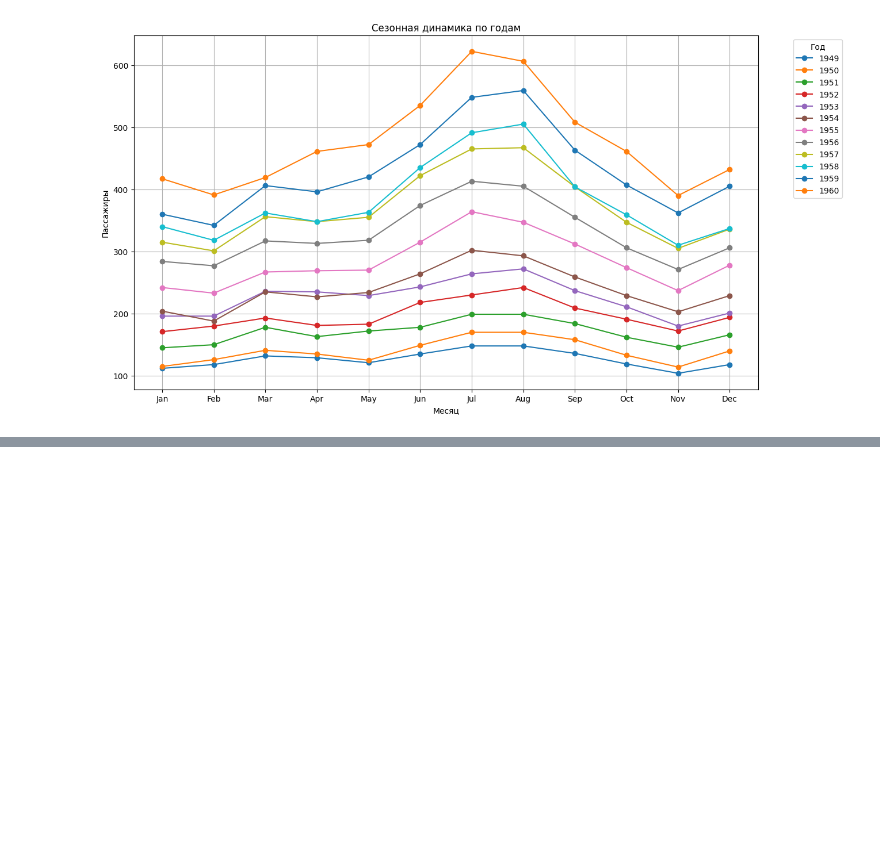
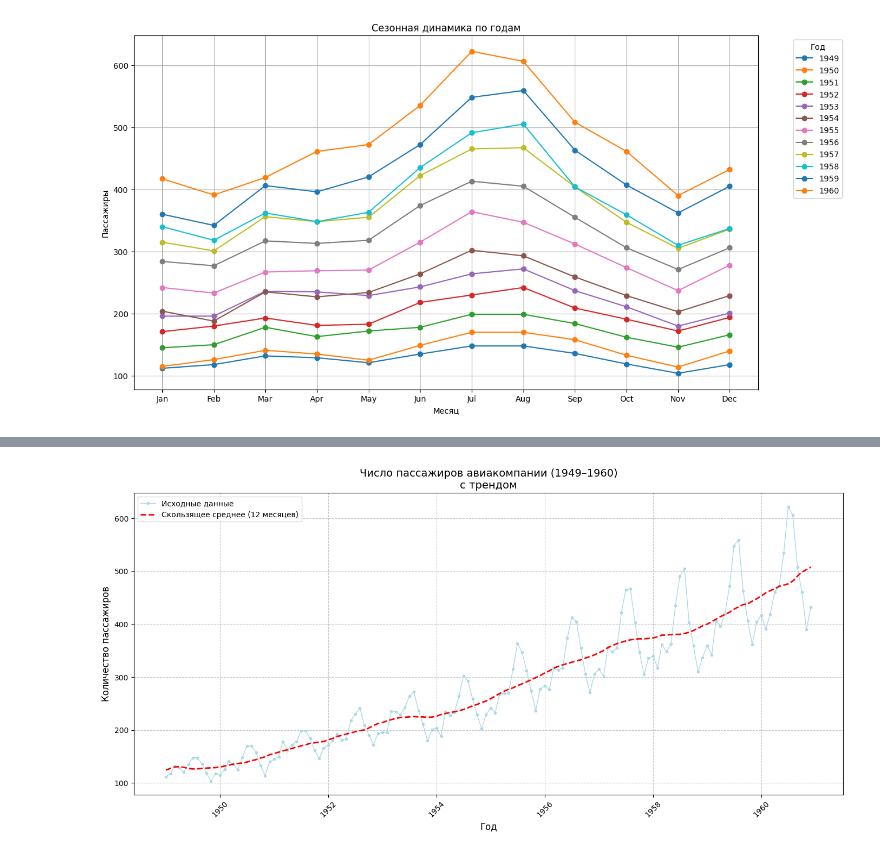
Before and after one commit to dzhamaldinov-maksim/my_data_analyst_road, a Jupyter notebook: in_work/air_passangers_data/air_pass_season_trend.ipynb, the cells around one changed output, grey strips where cells are left out. Cells and saved outputs as stored; diff of their text form; code cells hidden in the pictures; blank space fills up the shorter version.

Commit message:
air_passenger_season_trend

```diff
--- a/in_work/air_passangers_data/air_pass.ipynb
+++ b/in_work/air_passangers_data/air_pass_season_trend.ipynb
@@ -100,0 +125,37 @@ plt.show() # отобразить график
+# %%
+import matplotlib.pyplot as plt
+
+# Добавление колонки со скользящим средним за 12 месяцев
+df['SMA_12'] = df['Passengers'].rolling(window=12, center=True, min_periods=1).mean()
+# Пояснение:
+# - window=12: окно из 12 месяцев.
+# - min_periods=1: рассчитать среднее, даже если в окне есть 1 значение (для первых месяцев).
+
+plt.figure(figsize=(14, 7))
+
+# Исходные данные
+plt.plot(df.index, df['Passengers'],
+         label='Исходные данные',
+         color='lightblue',
+         linewidth=1,
+         marker='o',
+         markersize=3)
+
+# Скользящее среднее
+plt.plot(df.index, df['SMA_12'],
+         label='Скользящее среднее (12 месяцев)',
+         color='red',
+         linestyle='--',
+         linewidth=2)
+
+# Настройки графика
+plt.title('Число пассажиров авиакомпании (1949–1960)\nс трендом', fontsize=14)
+plt.xlabel('Год', fontsize=12)
+plt.ylabel('Количество пассажиров', fontsize=12)
+plt.grid(True, linestyle='--', alpha=0.7)
+plt.legend()
+plt.xticks(rotation=45)  # поворот подписей дат
+plt.tight_layout()  # автоматическая настройка отступов
+plt.show()
+# %% [output]
+[figure, added]
```
Also changed, not shown: parts of 6 cells of this notebook.
